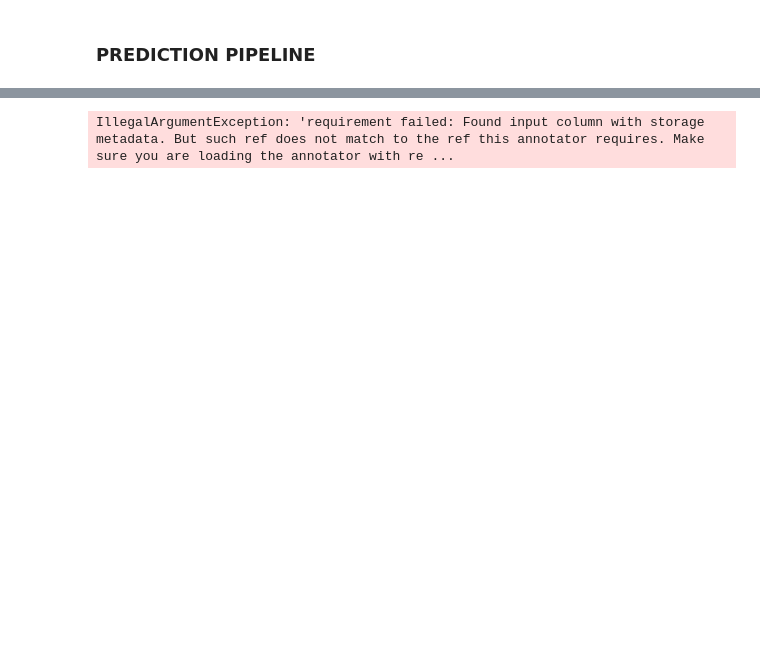
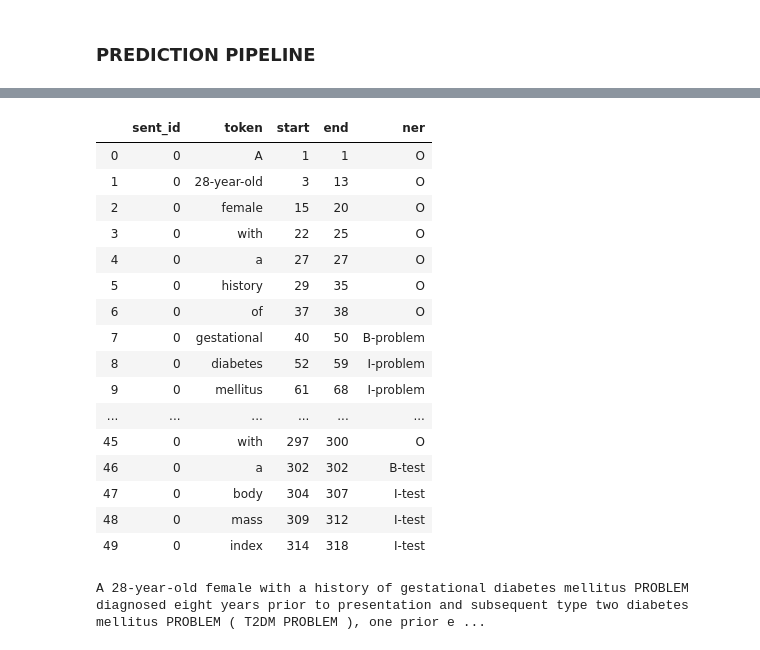
Before and after one commit to Francescobovo/BioNLP, a Jupyter notebook: NERDL_prediction.ipynb, the cells around one changed output, grey strips where cells are left out. Drawn from its saved outputs; the diff is of its cells as text; code cells hidden in the pictures; blank space fills up the shorter version.

```diff
--- a/NERDL_prediction.ipynb
+++ b/NERDL_prediction.ipynb
@@ -79,4 +39,38 @@ text = '''Current medications:
 # %%
 empty_data = spark.createDataFrame([['']]).toDF('text')
+# %%
+# prediction pipeline
+document = DocumentAssembler()\
+        .setInputCol('text')\
+        .setOutputCol('document')
+
+sentence = SentenceDetector()\
+        .setInputCols(['document'])\
+        .setOutputCol('sentence')
+
+token = Tokenizer()\
+        .setInputCols(['sentence'])\
+        .setOutputCol('token')
+
+BioVec_embeddings = WordEmbeddingsModel.load('./embeddings/BioVec_model')\
+        .setInputCols(['sentence', 'token'])\
+        .setOutputCol('biowordvec')
+
+model = NerDLModel.load('./models/NER_DL_no_validationSet')\
+        .setInputCols(['sentence', 'token', 'biowordvec'])\
+        .setOutputCol('ner')
+
+converter = NerConverter()\
+        .setInputCols(['sentence', 'token', 'ner'])\
+        .setOutputCol('ner_span')
+
+ner_pipeline = Pipeline(
+            stages = [
+                document,
+                sentence,
+                token,
+                BioVec_embeddings,
+                model,
+                converter])
 # %%
 prediction_model = ner_pipeline.fit(empty_data)
@@ -83,2 +79,7 @@ prediction_model = ner_pipeline.fit(empty_data)
+# %%
+text = '''
+A 28-year-old female with a history of gestational diabetes mellitus diagnosed eight years prior to presentation and subsequent type two diabetes mellitus ( T2DM ), one prior episode of HTG-induced pancreatitis three years prior to presentation , associated with an acute hepatitis , and obesity with a body mass index ( BMI ) of 33.5 kg/m2 , presented with a one-week history of polyuria , polydipsia , poor appetite , and vomiting . Two weeks prior to presentation , she was treated with a five-day course of amoxicillin for a respiratory tract infection . She was on metformin , glipizide , and dapagliflozin for T2DM and atorvastatin and gemfibrozil for HTG . She had been on dapagliflozin for six months at the time of presentation . Physical examination on presentation was significant for dry oral mucosa ; significantly , her abdominal examination was benign with no tenderness , guarding , or rigidity . Pertinent laboratory findings on admission were : serum glucose 111 mg/dl , bicarbonate 18 mmol/l , anion gap 20 , creatinine 0.4 mg/dL , triglycerides 508 mg/dL , total cholesterol 122 mg/dL , glycated hemoglobin ( HbA1c ) 10% , and venous pH 7.27 . Serum lipase was normal at 43 U/L . Serum acetone levels could not be assessed as blood samples kept hemolyzing due to significant lipemia .
+
+'''
 # %%
 prediction_data = spark.createDataFrame([[text]]).toDF('text')
@@ -85,4 +122,4 @@ prediction_data = spark.createDataFrame([[text]]).toDF('text')
 # %%
 lp = LightPipeline(prediction_model)
 # %%
-result = lp.annotate(text)
+result = lp.fullAnnotate(text)
@@ -110,4 +125,0 @@ for e in list(zip(result['token'], result['ner'])):
-# %%
-prediction = prediction_model.transform(prediction_data)
-# %% [output]
-IllegalArgumentException: 'requirement failed: Found input column with storage metadata. But such ref does not match to the ref this annotator requires. Make sure you are loading the annotator with re ...
@@ -122,0 +126,22 @@ spark.stop()
+# %%
+ner_df= pd.DataFrame([(int(x.metadata['sentence']), x.result, x.begin, x.end, y.result) for x,y in zip(result[0]["token"], result[0]["ner"])],
+                      columns=['sent_id','token','start','end','ner'])
+ner_df[:50]
+# %% [output]
+|  | sent_id | token | start | end | ner |
+| 0 | 0 | A | 1 | 1 | O |
+| 1 | 0 | 28-year-old | 3 | 13 | O |
+| 2 | 0 | female | 15 | 20 | O |
+| 3 | 0 | with | 22 | 25 | O |
+| 4 | 0 | a | 27 | 27 | O |
+| 5 | 0 | history | 29 | 35 | O |
+| 6 | 0 | of | 37 | 38 | O |
+| 7 | 0 | gestational | 40 | 50 | B-problem |
+| 8 | 0 | diabetes | 52 | 59 | I-problem |
+| 9 | 0 | mellitus | 61 | 68 | I-problem |
+| ... | ... | ... | ... | ... | ... |
+| 45 | 0 | with | 297 | 300 | O |
+| 46 | 0 | a | 302 | 302 | B-test |
+| 47 | 0 | body | 304 | 307 | I-test |
+| 48 | 0 | mass | 309 | 312 | I-test |
+| 49 | 0 | index | 314 | 318 | I-test |
@@ -122,0 +189,4 @@ spark.stop()
+# %%
+show_html_spacy(result[0])
+# %% [output]
+A 28-year-old female with a history of gestational diabetes mellitus PROBLEM diagnosed eight years prior to presentation and subsequent type two diabetes mellitus PROBLEM ( T2DM PROBLEM ), one prior e ...
```
Also changed, not shown: parts of 18 cells of this notebook.
